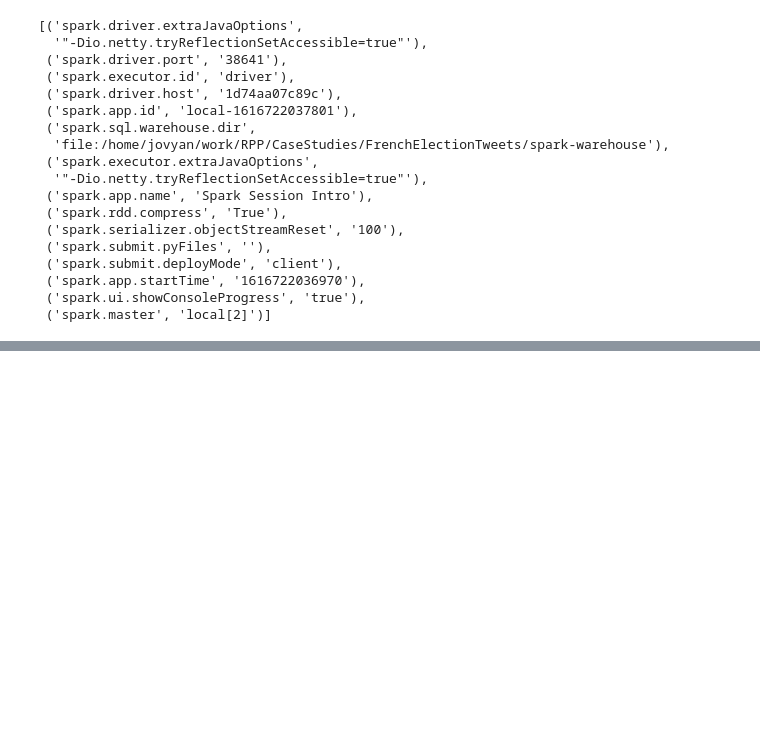
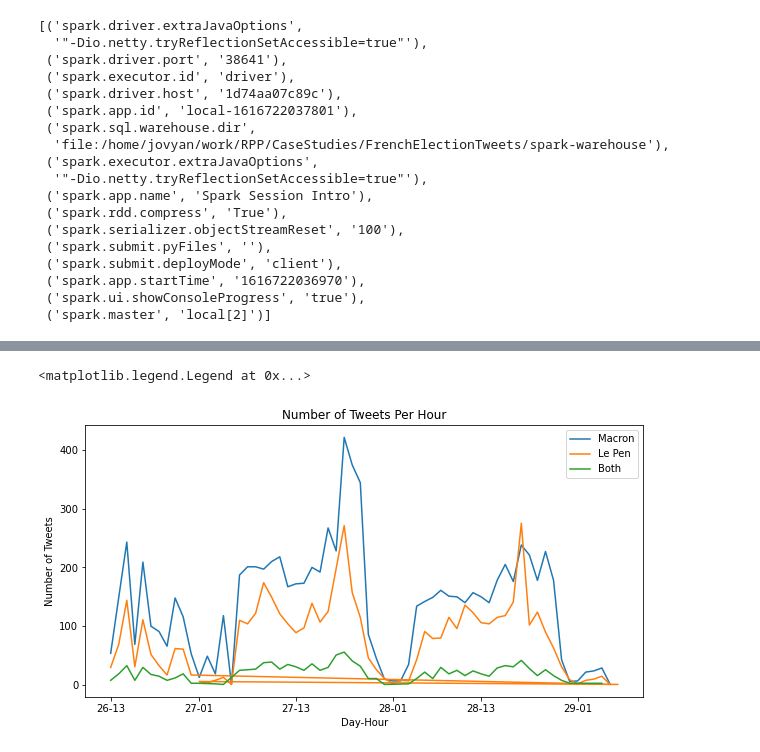
Before and after one commit to AndrewSamaha/FrenchElectionTweets, a Jupyter notebook: cs2.ipynb, the cells around one changed output, grey strips where cells are left out. Saved outputs shown, nothing was run; the diff lists cells and outputs as text; code cells hidden in the pictures; blank space fills up the shorter version.

```diff
--- a/cs2.ipynb
+++ b/cs2.ipynb
@@ -54,0 +177,12 @@ print(out.show())
+# %%
+def candidatesearch(lst):
+    return '|'.join(lst)
+# %%
+search_macron  = ['macron','emmanuel', 'marche','République','Republique']
+search_lepen = ['marine', 'national','rally', 'le pen', 'lepen']
+pd.options.display.max_colwidth = 1000
+tweets_df.loc[tweets_df['text'].str.contains(candidatesearch(search_macron), case=False, na=False), 'macron'] = True
+tweets_df.loc[tweets_df['text'].str.contains(candidatesearch(search_lepen), case=False, na=False), 'lepen'] = True
+macron_tweets = tweets_df[tweets_df['macron'] == True].groupby('Time Period').count()
+lepen_tweets = tweets_df[tweets_df['lepen'] == True].groupby('Time Period').count()
+both_tweets = tweets_df[(tweets_df['lepen'] == True) & (tweets_df['macron'] == True)].groupby('Time Period').count()
@@ -54,0 +223,15 @@ print(out.show())
+# %%
+fig, ax2 = plt.subplots(1,1,figsize=(10,5))
+ax2.plot(macron_tweets['created_at'],label='Macron')
+ax2.plot(lepen_tweets['created_at'],label='Le Pen')
+ax2.plot(both_tweets['created_at'],label='Both')
+ax2.set_xlabel('Day-Hour')
+ax2.set_ylabel('Number of Tweets');
+ax2.set_title('Number of Tweets Per Hour')
+ax2.set_xticks(('26-13', '27-01', '27-13', '28-01', '28-13', '29-01'))
+ax2.legend()
+# legend
+# fix x-tic marks
+# %% [output]
+<matplotlib.legend.Legend at 0x...>
+[figure, added]
```
Also changed, not shown: parts of 21 cells of this notebook, 5 other files.
